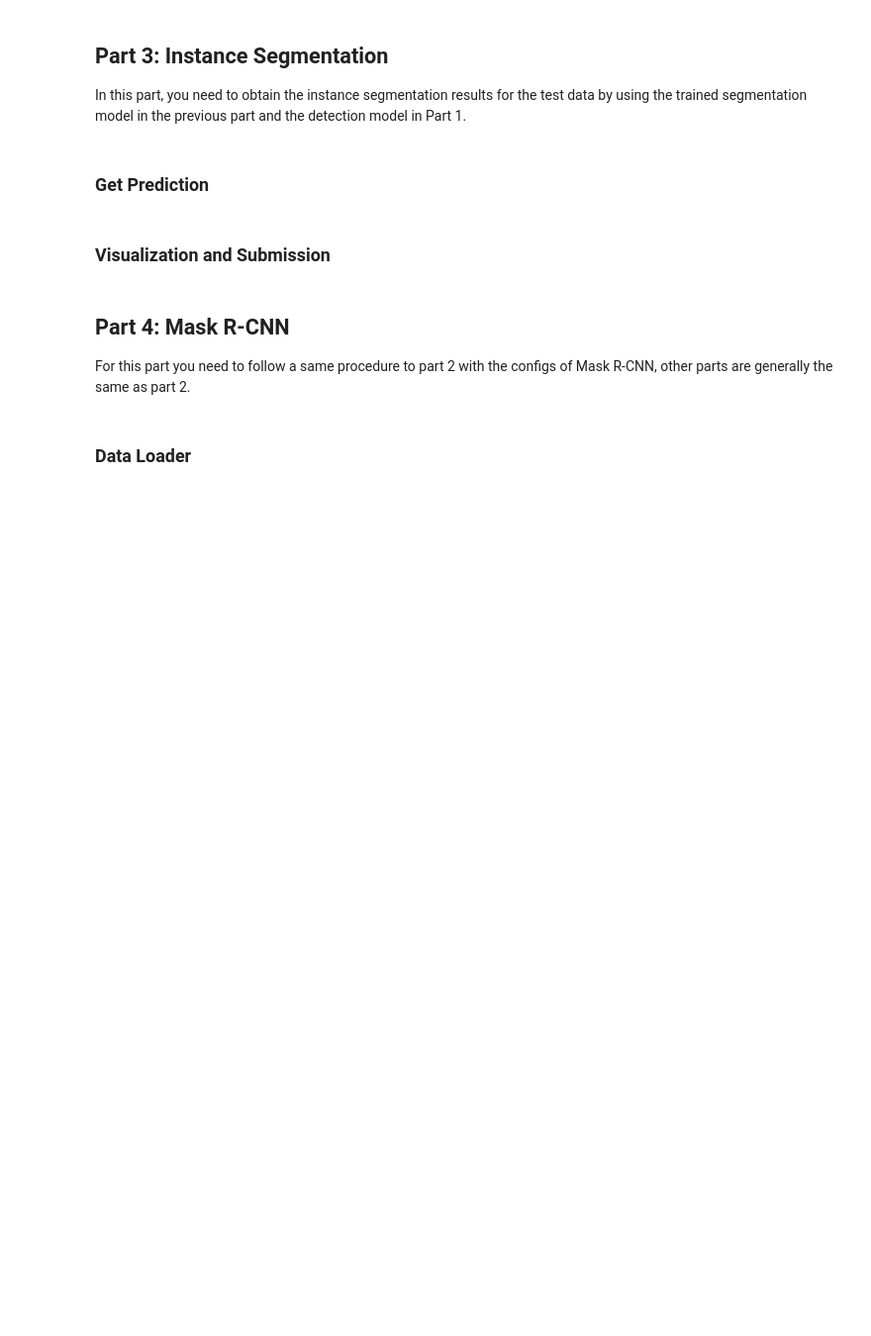
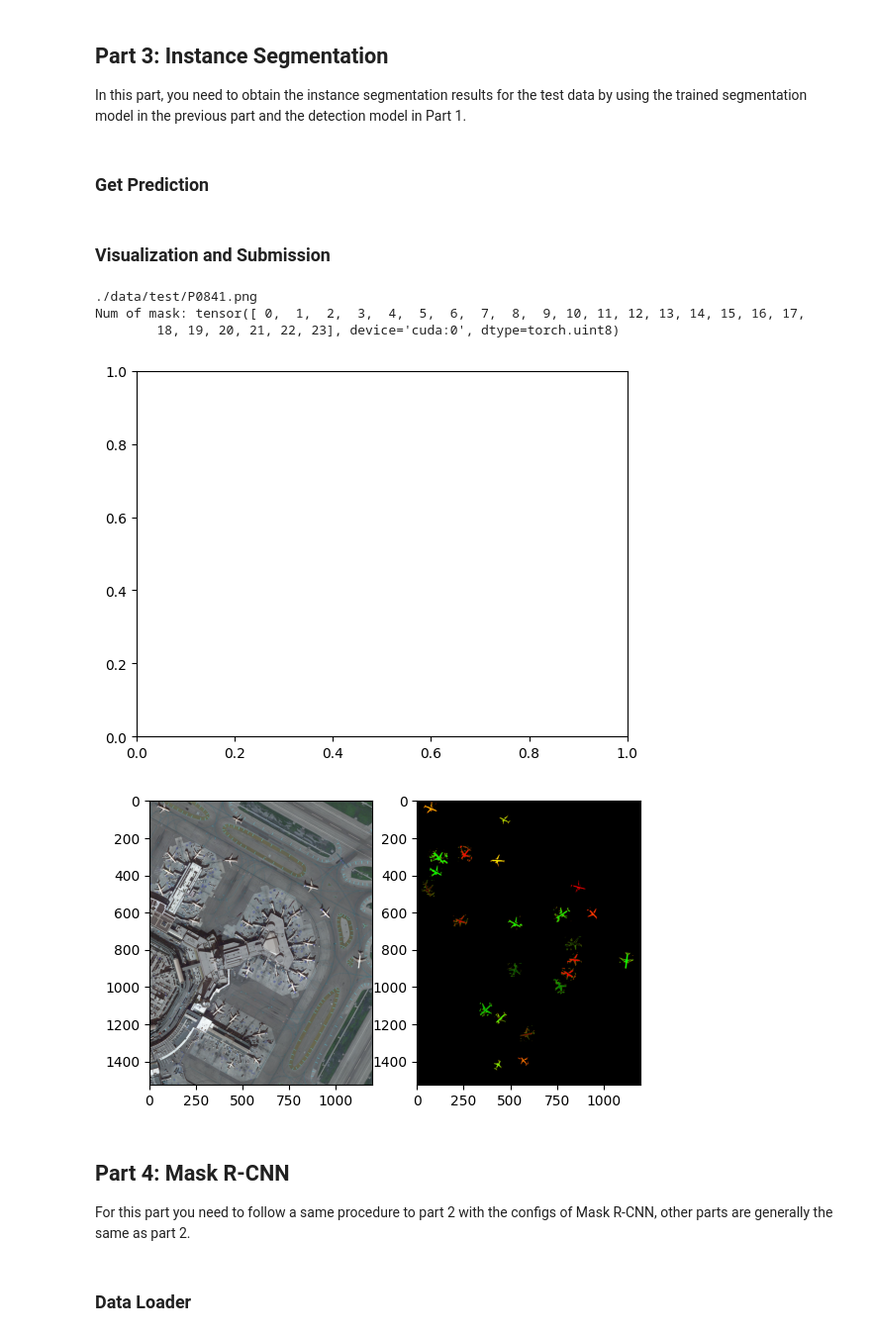
Before and after one commit to yindaheng98/CMPT762-2023Fall, a Jupyter notebook: project3_package/lab3-haoyuan.ipynb, the cells around one changed output. Shown: that part at 99% size. Cells and saved outputs as stored; diff of their text form; code cells hidden in the pictures; blank space fills up the shorter version.

```diff
--- a/project3_package/lab3-haoyuan.ipynb
+++ b/project3_package/lab3-haoyuan.ipynb
@@ -129,7 +131,7 @@ def get_detection_test_data():
   return dataset
 
 def get_detection_data(set_name):
-  if set_name not in ["train", "val", "test"]:
+  if set_name not in ["train", "val", "test", "all_train"]:
     assert("Set name unknown")
 
   if set_name == "test":
@@ -154,10 +156,13 @@ def get_detection_data(set_name):
       if imgs_anns[idx]["file_name"] not in test_imgs:
         idx += 1
         continue
-    else:
+    elif set_name == "val":
       if imgs_anns[idx]["file_name"] not in val_imgs:
         idx += 1
         continue
+    else:
+      # Load all train data for pred.csv generation
+      pass
 
     # Using cv2 to read size is too slow
     width, height = imagesize.get(BASE_DIR + "/data/train/" + imgs_anns[idx]["file_name"])
@@ -215,7 +220,7 @@ cfg.OUTPUT_DIR = OUTPUT_DIR
 cfg.merge_from_file(model_zoo.get_config_file("COCO-Detection/faster_rcnn_R_101_FPN_3x.yaml"))
 cfg.DATASETS.TRAIN = ("data_detection_train",)
 cfg.DATALOADER.NUM_WORKERS = NUM_OF_WORKER
-cfg.SOLVER.MAX_ITER = 800
+cfg.SOLVER.MAX_ITER = 1200
 cfg.SOLVER.BATCH_SIZE_PER_IMAGE = 512
 cfg.SOLVER.IMS_PER_BATCH = 2
 cfg.SOLVER.BASE_LR = 0.00025
@@ -733,3 +716,53 @@ def get_prediction_mask(data):
+# %%
+'''
+# Visualise the output prediction as well as the GT Mask and Input image for a sample input
+# TODO: approx 10 lines
+'''
+# The getDistinctColors function is from https://www.quora.com/How-do-I-generate-n-visually-distinct-RGB-colours-in-Python
+import colorsys
+
+def HSVToRGB(h, s, v):
+ (r, g, b) = colorsys.hsv_to_rgb(h, s, v)
+ return [int(255*r), int(255*g), int(255*b)]
+
+def getDistinctColors(n):
+ huePartition = 1.0 / (n + 1)
+ return [HSVToRGB(huePartition * value, 1.0, 1.0) for value in range(0, n)]
+
+visual_id = 17
+
+# Test get_prediction_mask
+print(get_detection_data("test")[visual_id]['file_name'])
+img, gt_mask, pred_mask = get_prediction_mask(get_detection_data("test")[visual_id])
+
+print("Num of mask: {}".format(torch.unique(pred_mask)))
+
+# convert the gray scale mask to a colored mask
+colored_pred = torch.zeros([pred_mask.shape[0], pred_mask.shape[1], 3])
+num_of_bbox = torch.max(pred_mask).cpu().item()
+distinct_colors = getDistinctColors(num_of_bbox)
+# print(distinct_colors)
+for rgb in range(2):
+  for idx in range(1, num_of_bbox + 1):
+    colored_pred[:, :, rgb][pred_mask == idx] = distinct_colors[idx - 1][rgb]
+
+img = cv2.resize(img.cpu().numpy(), (0, 0), fx=0.5, fy=0.5)
+pred_mask = cv2.resize(colored_pred.cpu().numpy(), (0, 0), fx=0.5, fy=0.5)
+
+pred_mask = pred_mask.astype('int')
+
+plt.cla()
+fig, ax = plt.subplots(1, 2)
+ax[0].imshow(img)
+ax[1].imshow(pred_mask)
+
+plt.savefig("temp.png")
+# %% [output]
+./data/test/P0841.png
+Num of mask: tensor([ 0,  1,  2,  3,  4,  5,  6,  7,  8,  9, 10, 11, 12, 13, 14, 15, 16, 17,
+        18, 19, 20, 21, 22, 23], device='cuda:0', dtype=torch.uint8)
+[figure, added]
+[figure, added]
 # %%
 '''
 # ref: https://www.kaggle.com/rakhlin/fast-run-length-encoding-python
```
Also changed, not shown: parts of 10 cells of this notebook.
